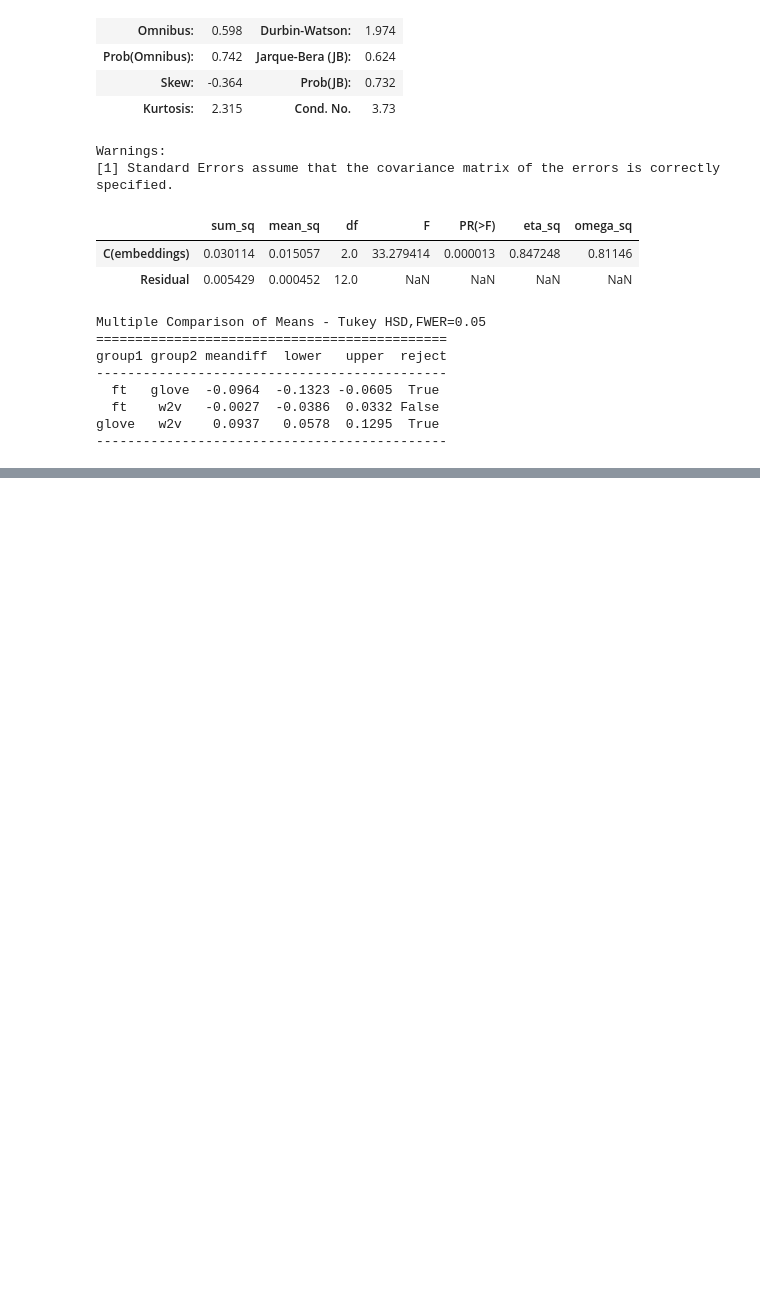
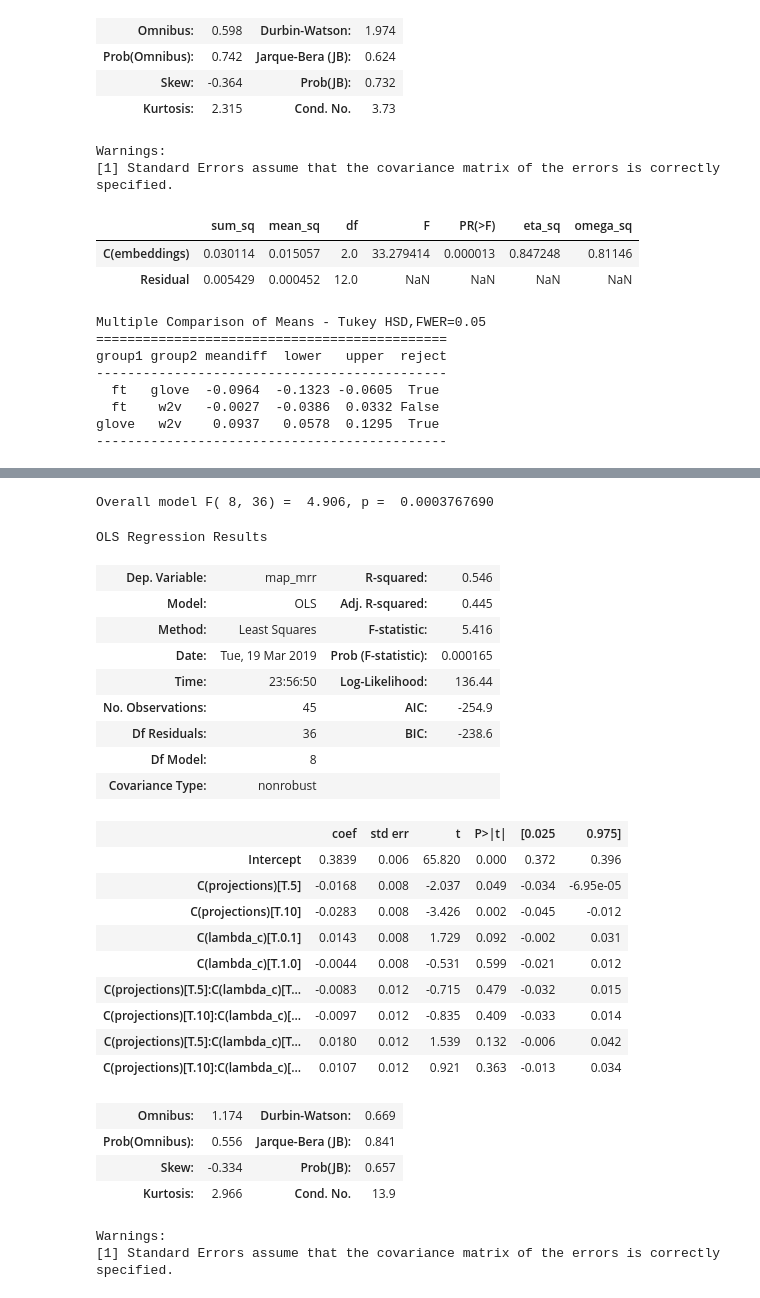
Before and after one commit to jfarrugia-uom/hyperstar, a Jupyter notebook: ANOVA Analysis CRIM.ipynb, the cells around one changed output, grey strips where cells are left out. Saved outputs shown, nothing was run; the diff lists cells and outputs as text; code cells hidden in the pictures; blank space fills up the shorter version.

```diff
--- a/ANOVA Analysis CRIM.ipynb
+++ b/ANOVA Analysis CRIM.ipynb
@@ -785,0 +907,42 @@ glove   w2v    0.0937   0.0578  0.1295  True
+# %%
+w2v_regul = df.loc[(df.embeddings=='w2v') & (df.negative_count==5),]
+
+# Fits the model with the interaction term
+# This will also automatically include the main effects for each factor
+w2v_regul_model = ols('map_mrr ~ C(projections)*C(lambda_c)', w2v_regul).fit()
+
+# Seeing if the overall model is significant
+print_model(w2v_regul_model)
+
+# the interaction model is significant, F(8, 36) = 4.906, p< 0.05
+# %% [output]
+Overall model F( 8, 36) =  4.906, p =  0.0003767690
+# %%
+w2v_regul_model.summary()
+# %% [output]
+OLS Regression Results
+| Dep. Variable: | map_mrr | R-squared: | 0.546 |
+| Model: | OLS | Adj. R-squared: | 0.445 |
+| Method: | Least Squares | F-statistic: | 5.416 |
+| Date: | Tue, 19 Mar 2019 | Prob (F-statistic): | 0.000165 |
+| Time: | 23:56:50 | Log-Likelihood: | 136.44 |
+| No. Observations: | 45 | AIC: | -254.9 |
+| Df Residuals: | 36 | BIC: | -238.6 |
+| Df Model: | 8 |  |  |
+| Covariance Type: | nonrobust |  |  |
+|  | coef | std err | t | P>|t| | [0.025 | 0.975] |
+| Intercept | 0.3839 | 0.006 | 65.820 | 0.000 | 0.372 | 0.396 |
+| C(projections)[T.5] | -0.0168 | 0.008 | -2.037 | 0.049 | -0.034 | -6.95e-05 |
+| C(projections)[T.10] | -0.0283 | 0.008 | -3.426 | 0.002 | -0.045 | -0.012 |
+| C(lambda_c)[T.0.1] | 0.0143 | 0.008 | 1.729 | 0.092 | -0.002 | 0.031 |
+| C(lambda_c)[T.1.0] | -0.0044 | 0.008 | -0.531 | 0.599 | -0.021 | 0.012 |
+| C(projections)[T.5]:C(lambda_c)[T... | -0.0083 | 0.012 | -0.715 | 0.479 | -0.032 | 0.015 |
+| C(projections)[T.10]:C(lambda_c)[... | -0.0097 | 0.012 | -0.835 | 0.409 | -0.033 | 0.014 |
+| C(projections)[T.5]:C(lambda_c)[T... | 0.0180 | 0.012 | 1.539 | 0.132 | -0.006 | 0.042 |
+| C(projections)[T.10]:C(lambda_c)[... | 0.0107 | 0.012 | 0.921 | 0.363 | -0.013 | 0.034 |
+| Omnibus: | 1.174 | Durbin-Watson: | 0.669 |
+| Prob(Omnibus): | 0.556 | Jarque-Bera (JB): | 0.841 |
+| Skew: | -0.334 | Prob(JB): | 0.657 |
+| Kurtosis: | 2.966 | Cond. No. | 13.9 |
+Warnings:
+[1] Standard Errors assume that the covariance matrix of the errors is correctly specified.
```
Also changed, not shown: parts of 38 cells of this notebook, 2 other files.
